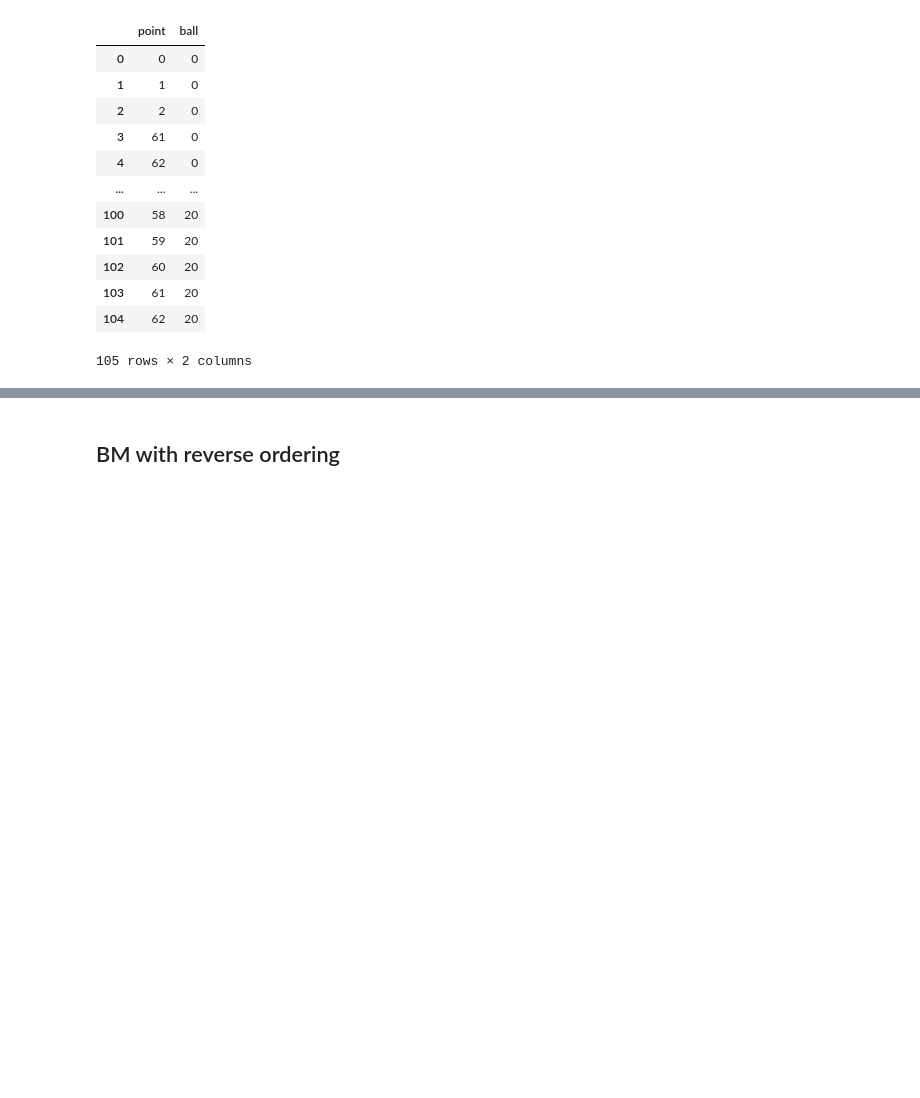
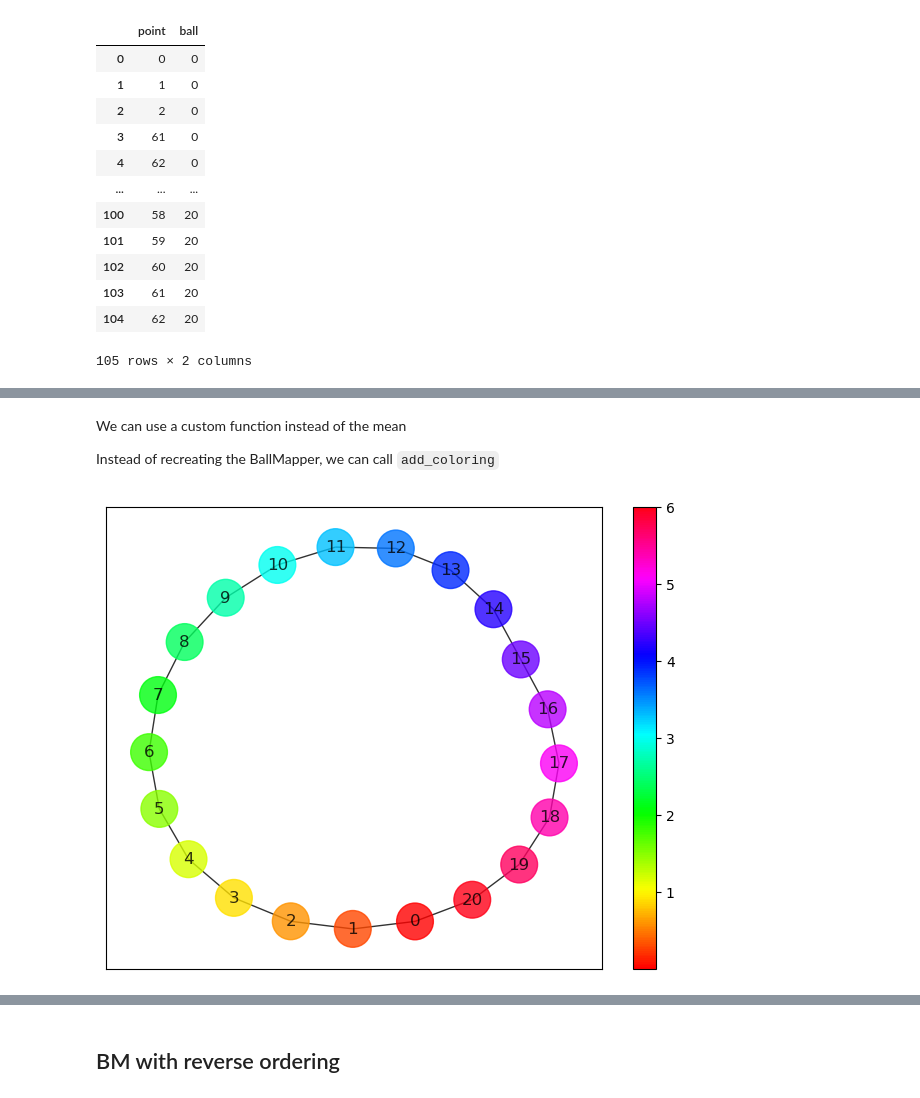
Before and after one commit to dioscuri-tda/pyBallMapper, a Jupyter notebook: notebooks/example_1_circle.ipynb, the cells around one changed output, grey strips where cells are left out. Saved outputs shown, nothing was run; the diff lists cells and outputs as text; code cells hidden in the pictures; blank space fills up the shorter version.

Commit message:
coloring in init
Added option to compute the coloring directly when creating a BallMapper

```diff
--- a/notebooks/example_1_circle.ipynb
+++ b/notebooks/example_1_circle.ipynb
@@ -17,6 +17,9 @@ from matplotlib import pyplot as plt
 # %%
 pointcloud = np.array([[np.cos(x), np.sin(x)] for x in np.arange(0, 6.3, 0.1)])
 points_df = pd.DataFrame(pointcloud, columns=['x', 'y'])
+
+angle_df = pd.DataFrame(np.arange(0, 6.3, 0.1), columns=['angle'])
+
 points_df.head()
 # %% [output]
 |  | x | y |
@@ -71,0 +82,5 @@ bm.points_and_balls()
+# %%
+bm = BallMapper(X = points_df.values, # the pointcloud, as a numpy array
+                eps = 0.25,           # the radius of the balls
+                coloring_df=points_df # the coloring dataframe
+            )
@@ -71,0 +98,20 @@ bm.points_and_balls()
+# %% [markdown]
+We can use a custom function instead of the mean
+
+Instead of recreating the BallMapper, we can call `add_coloring`
+# %%
+from scipy.stats import circmean
+
+# we use the angles as coloring functions, with circmean instead of artmetic mean
+bm.add_coloring(coloring_df=angle_df, custom_function=circmean)
+
+# we can color the graph by any column in coloring_df
+# here we adopt a standard colour palette
+my_palette = cm.get_cmap('hsv')
+
+plt.figure(figsize= (8,6))
+# The BallMapper class has a builtin plotting method, buit around nx.draw_networkx
+bm.draw_networkx(coloring_variable='angle', color_palette=my_palette, colorbar=True)
+plt.show()
+# %% [output]
+[figure, added]
```
Also changed, not shown: parts of 9 cells of this notebook, 11 other files.
